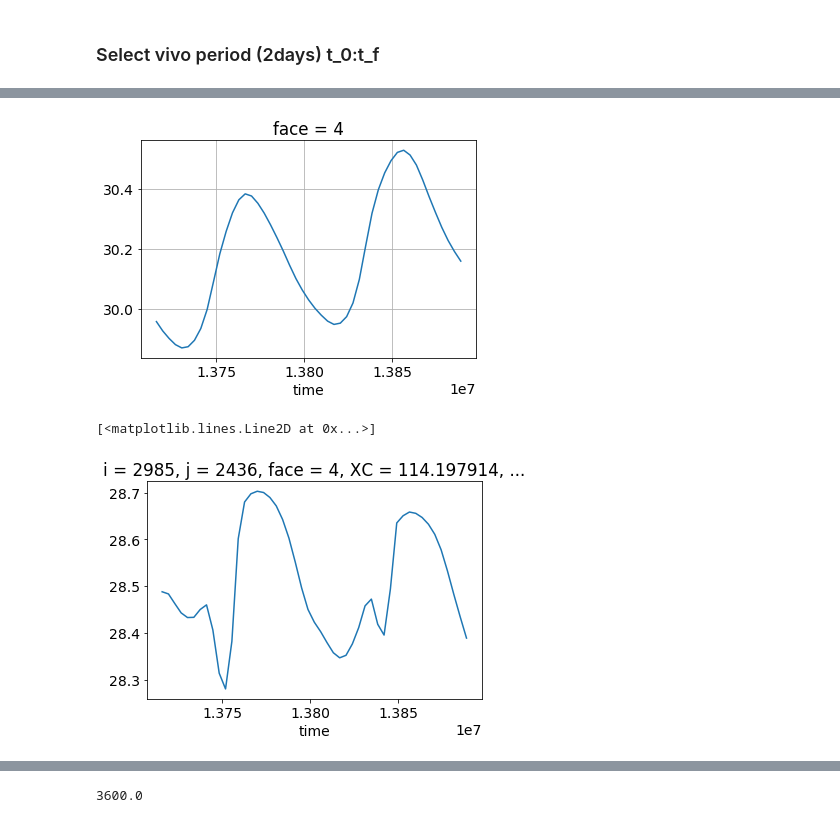
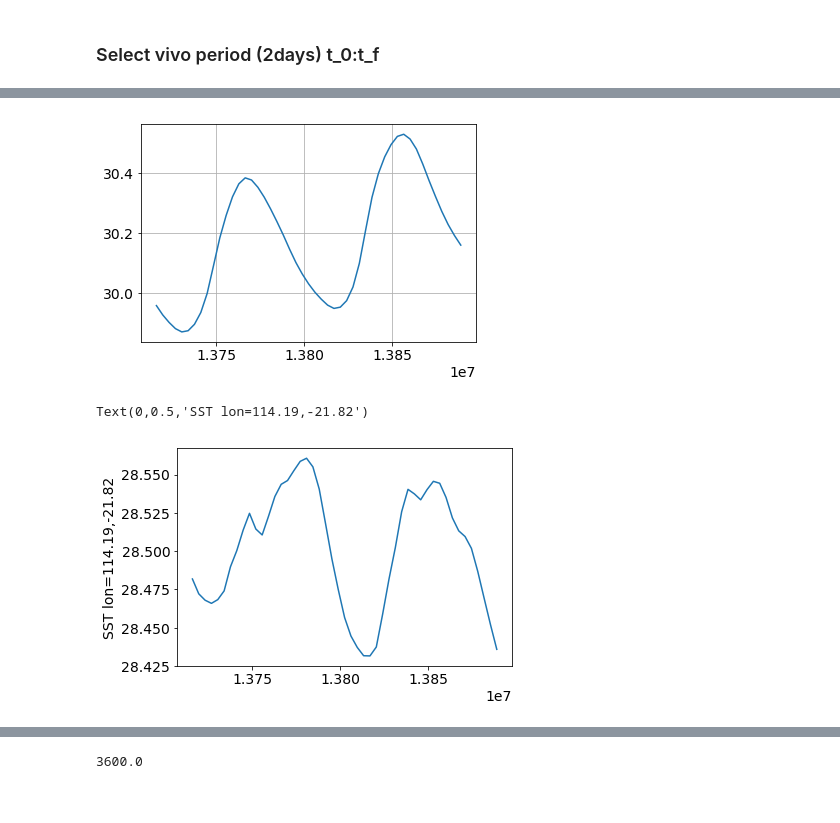
Before and after one commit to cgharo/IWSST, a Jupyter notebook: Harmonic_analysis_MITgcm.ipynb, the cells around one changed output, grey strips where cells are left out. Cells and saved outputs as stored; diff of their text form; code cells hidden in the pictures.

```diff
--- a/Harmonic_analysis_MITgcm.ipynb
+++ b/Harmonic_analysis_MITgcm.ipynb
@@ -158,17 +175,22 @@ Coordinates:
     iters    (time) int64 dask.array<shape=(49,), chunksize=(49,)>
+# %%
+t = sst2d_2days.time
 # %%
 Tmean_xy_2days =sst2d_2days.mean(dim=['i','j'])
-Tmean_xy_2days.plot()
+plt.plot(t,Tmean_xy_2days)
 plt.grid()
 # %% [output]
-[figure, old version]
+[figure, new version]
 # %%
 ## select one pixel
-sst_t=sst2d_2days.sel(i=2985,j=2436)
-sst_t.plot()
+sst_t=sst2d_2days.sel(i=2986,j=2435)
+#sst_t=sst2d_2days.sel(i=2985,j=2436)#first
+plt.plot(t,sst_t)
+plt.ylabel('SST lon=114.19,-21.82')
+#sst_t.plot() #too slow
 # %% [output]
-[<matplotlib.lines.Line2D at 0x...>]
+Text(0,0.5,'SST lon=114.19,-21.82')
-[figure, old version]
+[figure, new version]
 # %%
 print(sst_t.XC.values,sst_t.YC.values)
 # %% [output]
```
Also changed, not shown: parts of 116 cells of this notebook, 7 other files.
